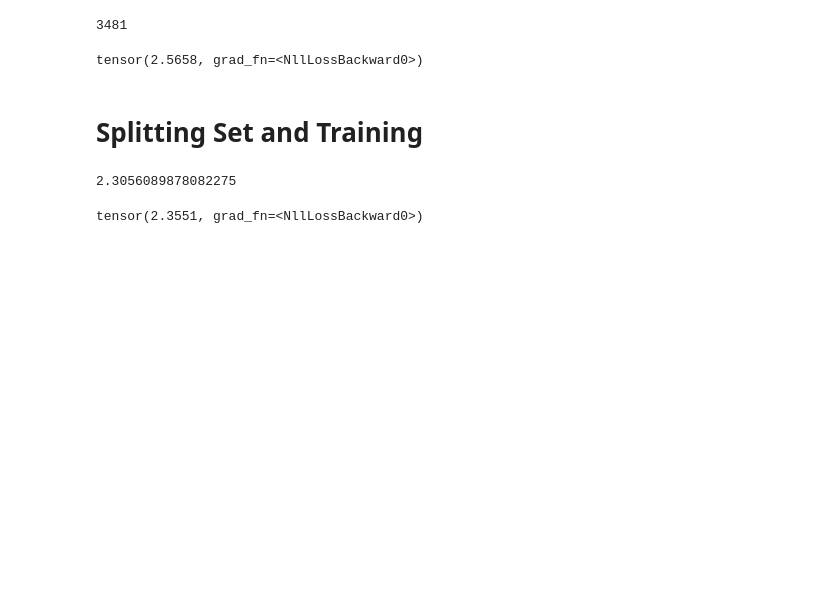
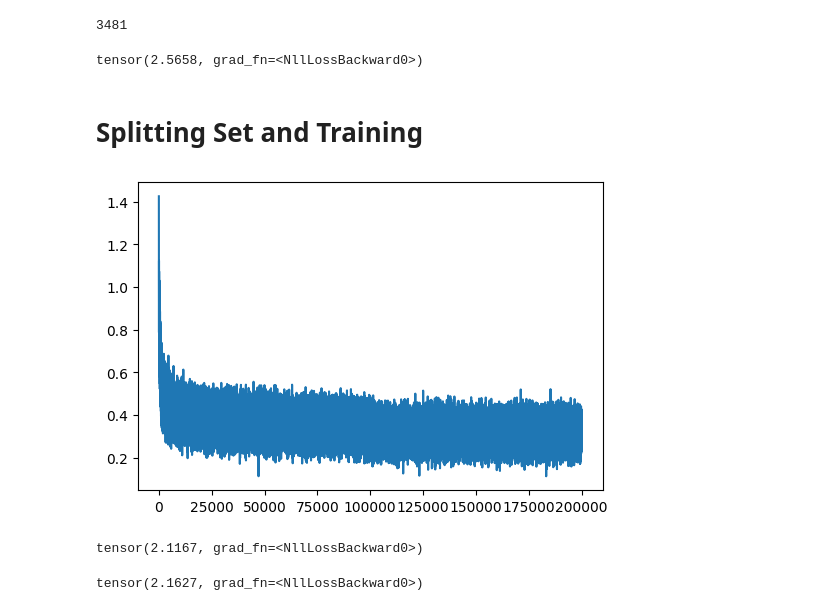
Before and after one commit to prxnvt/learning-neural-networks, a Jupyter notebook: building-makemore-MLP.ipynb, the cells around one changed output. Saved outputs shown, nothing was run; the diff lists cells and outputs as text; code cells hidden in the pictures; blank space fills up the shorter version.

Commit message:
Larger hidden layer; visualizing char embeddings; larger embedding size; sampling from the model and generating names.

```diff
--- a/building-makemore-MLP.ipynb
+++ b/building-makemore-MLP.ipynb
@@ -121,10 +124,10 @@ Xdev, Ydev = build_dataset(words[n1:n2])
 Xte, Yte = build_dataset(words[n2:])
 # %%
 g = torch.Generator().manual_seed(2147483647)
-C = torch.randn((27, 2), generator = g)
-W1 = torch.randn((6, 100), generator = g)
-b1 = torch.randn(100, generator = g)
-W2 = torch.randn((100, 27), generator = g)
+C = torch.randn((27, 10), generator = g)
+W1 = torch.randn((30, 200), generator = g)
+b1 = torch.randn(200, generator = g)
+W2 = torch.randn((200, 27), generator = g)
 b2 = torch.randn(27, generator = g)
 parameters = [C, W1, b1, W2, b2]
 
@@ -133,18 +136,19 @@ for p in parameters:
 
 lre = torch.linspace(-3, 0, 1000)
 lrs = 10 ** lre
+# %%
+lri = []
+lossi = []
+stepi = []
 # %%
-lri = []
-lossi = []
-
-for i in range(10000):
+for i in range(200000):
 
     # Mini-batch construct
     ix = torch.randint(0, Xtr.shape[0], (32, ))
 
     # Forward Pass
     emb = C[Xtr[ix]] # (32, 3, 2)
-    h = torch.tanh(emb.view(-1, 6) @ W1 + b1) # (32, 100)
+    h = torch.tanh(emb.view(-1, 30) @ W1 + b1) # (32, 100)
     logits = h @ W2 + b2 # (32, 27)
     loss = F.cross_entropy(logits, Ytr[ix])
 
@@ -154,18 +158,32 @@ for i in range(10000):
     loss.backward()
 
     # Update
-    lr = 0.1
+    lr = 0.1 if i < 100000 else 0.01
     for p in parameters:
         p.data += -lr * p.grad
+
+    # Track Stats
+    stepi.append(i)
+    lossi.append(loss.log10().item())
-# %%
-print(loss.item())
-# %% [output]
-2.3056089878082275
+# %%
+plt.figure(figsize = (6, 4))
+plt.plot(stepi, lossi)
+plt.show()
+# %% [output]
+[figure, added]
+# %%
+emb = C[Xtr]
+h = torch.tanh(emb.view(-1, 30) @ W1 + b1)
+logits = h @ W2 + b2
+loss = F.cross_entropy(logits, Ytr)
+loss
+# %% [output]
+tensor(2.1167, grad_fn=<NllLossBackward0>)
 # %%
 emb = C[Xdev] # (32, 3, 2)
-h = torch.tanh(emb.view(-1, 6) @ W1 + b1) # (32, 100)
+h = torch.tanh(emb.view(-1, 30) @ W1 + b1) # (32, 100)
 logits = h @ W2 + b2 # (32, 27)
 loss = F.cross_entropy(logits, Ydev)
 loss
 # %% [output]
-tensor(2.3551, grad_fn=<NllLossBackward0>)
+tensor(2.1627, grad_fn=<NllLossBackward0>)
```
Also changed, not shown: parts of 3 cells of this notebook.
